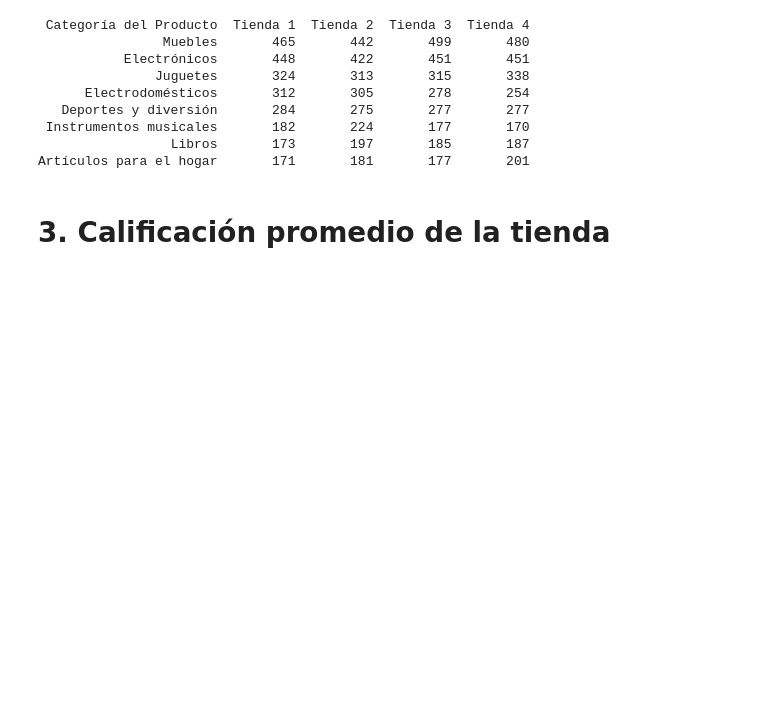
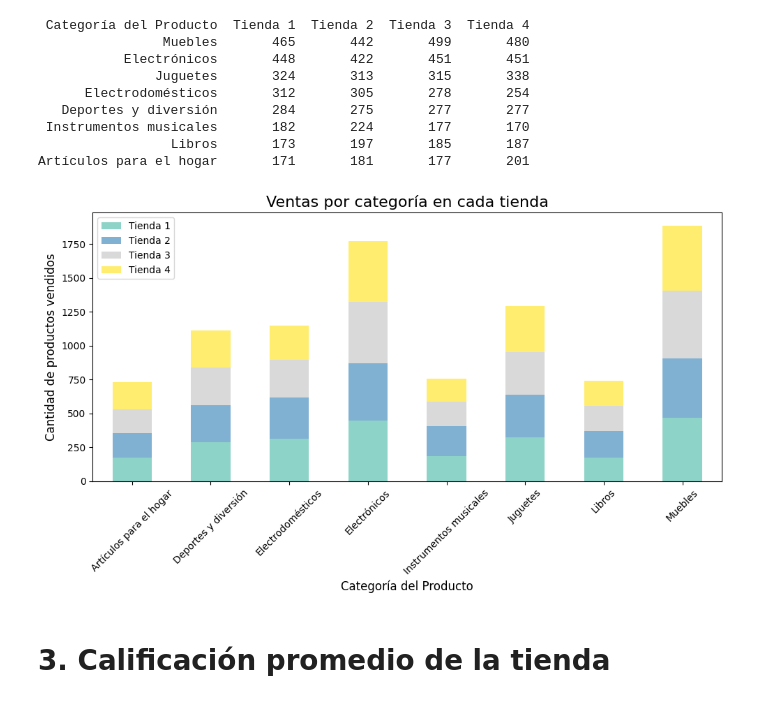
Before and after one commit to adsecv/cas, a Jupyter notebook: AluraStoreLatam.ipynb, the cells around one changed output. Drawn from its saved outputs; the diff is of its cells as text; code cells hidden in the pictures; blank space fills up the shorter version.

Commit message:
Graficación

```diff
--- a/AluraStoreLatam.ipynb
+++ b/AluraStoreLatam.ipynb
@@ -64,6 +87,35 @@ print(tabla_completa.to_string(index=False))
  Instrumentos musicales       182       224       177       170
                  Libros       173       197       185       187
 Artículos para el hogar       171       181       177       201
+# %%
+# Ventas por categoría para cada tienda
+ventas_categoria_tienda1 = productos_por_categoria_tienda1.set_index('Categoría del Producto')['Tienda 1']
+ventas_categoria_tienda2 = productos_por_categoria_tienda2.set_index('Categoría del Producto')['Tienda 2']
+ventas_categoria_tienda3 = productos_por_categoria_tienda3.set_index('Categoría del Producto')['Tienda 3']
+ventas_categoria_tienda4 = productos_por_categoria_tienda4.set_index('Categoría del Producto')['Tienda 4']
+
+# Crea un DataFrame combinado para facilitar la visualización
+ventas_categoria_completa = pd.DataFrame({
+    'Tienda 1': ventas_categoria_tienda1,
+    'Tienda 2': ventas_categoria_tienda2,
+    'Tienda 3': ventas_categoria_tienda3,
+    'Tienda 4': ventas_categoria_tienda4
+}).fillna(0)
+
+# Grafica ventas por categoría
+ventas_categoria_completa.plot(kind='bar', stacked=True, figsize=(10,6), colormap='Set3')
+
+# Añade título y etiquetas
+plt.title('Ventas por categoría en cada tienda', fontsize=16)
+plt.xlabel('Categoría del Producto', fontsize=12)
+plt.ylabel('Cantidad de productos vendidos', fontsize=12)
+plt.xticks(rotation=45)
+plt.tight_layout()
+
+# Muestra gráfico
+plt.show()
+# %% [output]
+[figure, added]
 # %% [markdown]
 # 3. Calificación promedio de la tienda
 # %%
```
Also changed, not shown: parts of 11 cells of this notebook.
